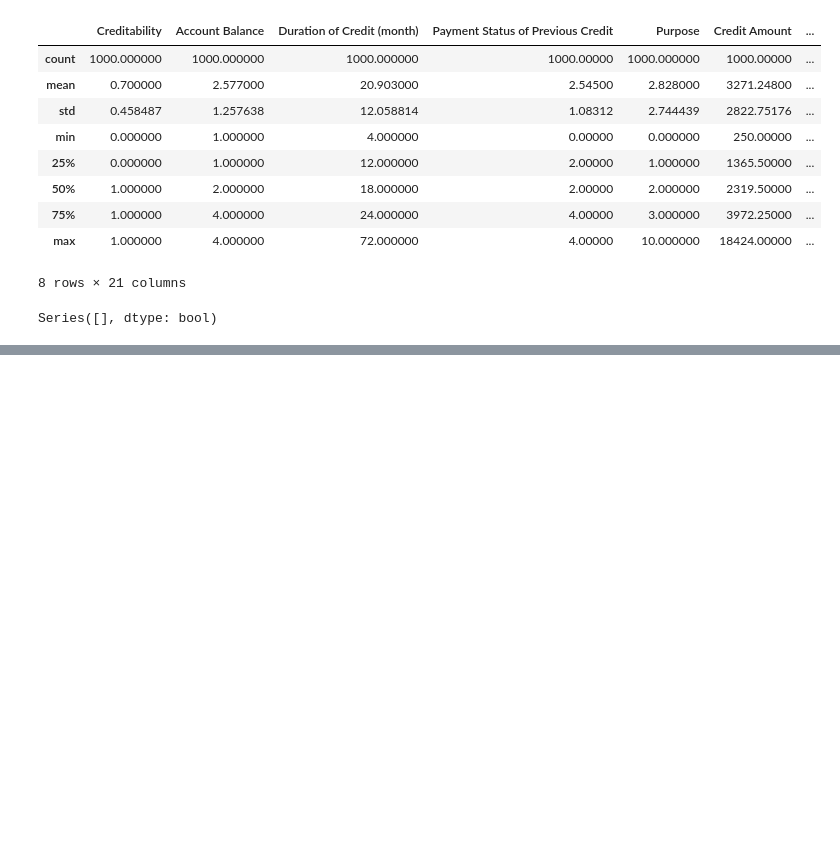
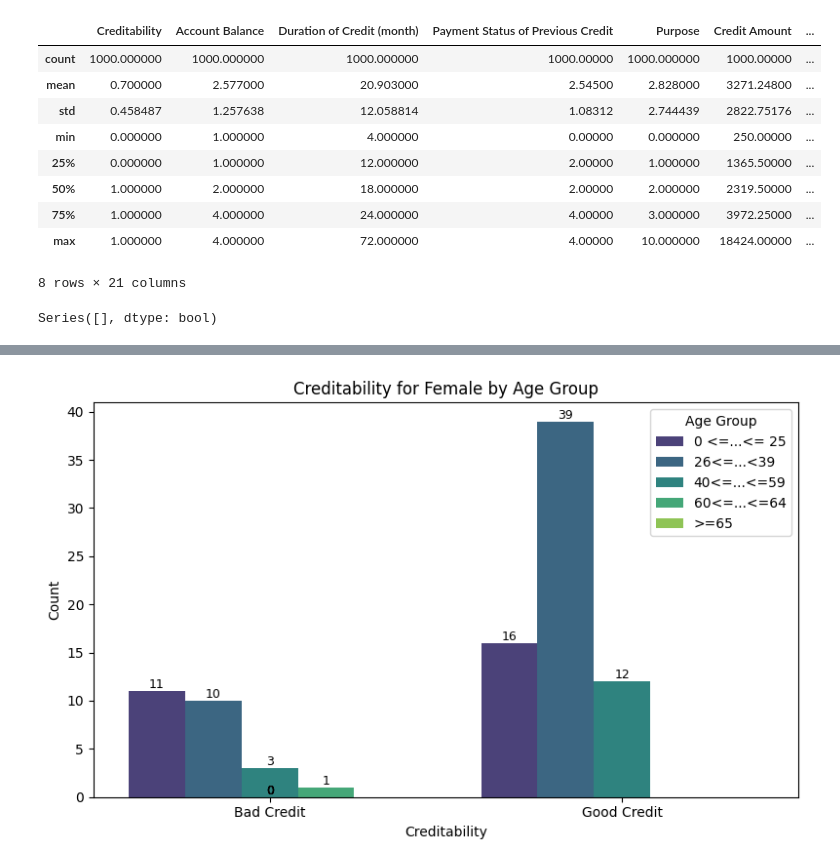
Before and after one commit to RLMurta/german_credit_exploratory_analysis, a Jupyter notebook: index.ipynb, the cells around one changed output, grey strips where cells are left out. Cells and saved outputs as stored; diff of their text form; code cells hidden in the pictures; blank space fills up the shorter version.

```diff
--- a/index.ipynb
+++ b/index.ipynb
@@ -88,0 +216,42 @@ plt.show()
+# %%
+# --------------------- Creditability for Female by Age Group ------------------
+
+# Filter only the case where 'Gender' is 'Female'
+female_data = df[df['Gender'] == 'Female']
+
+# Set the figure size for the plot
+plt.figure(figsize=(8, 5))
+
+# Create a count plot for 'Creditability' with 'Gender' as hue
+plot = sns.countplot(x='Creditability', data=female_data, hue='Age Group', palette='viridis')
+
+# Add a legend with the title 'Age Group' to distinguish age ranges
+plot.legend(title='Age Group')
+
+# Add exact counts above the bars in the count plot
+for patch in plot.patches:
+    height = patch.get_height()  # Get the height of each bar (i.e., count)
+    plot.text(
+        patch.get_x() + patch.get_width() / 2.,  # X position of the text (center of the bar)
+        height,  # Y position of the text (slightly above the top of the bar)
+        int(height),  # Text to display (the count value)
+        ha='center',  # Horizontal alignment of the text
+        va='bottom',  # Vertical alignment of the text
+        fontsize=9,  # Font size of the text
+        color='black'  # Color of the text
+    )
+
+# Set x-axis tick labels with 'Creditability' categories
+plot.set_xticks([0, 1])  # Define ticks for 'Creditability' (0: Bad Credit, 1: Good Credit)
+plot.set_xticklabels(['Bad Credit', 'Good Credit'])  # Add labels to the ticks
+
+# Add title and labels to the axes
+plt.title('Creditability for Female by Age Group')
+plt.xlabel('Creditability')
+plt.ylabel('Count')
+
+# Adjust layout for better visualization and display the plot
+plt.tight_layout()
+plt.show()
+# %% [output]
+[figure, added]
```
Also changed, not shown: parts of 15 cells of this notebook.
